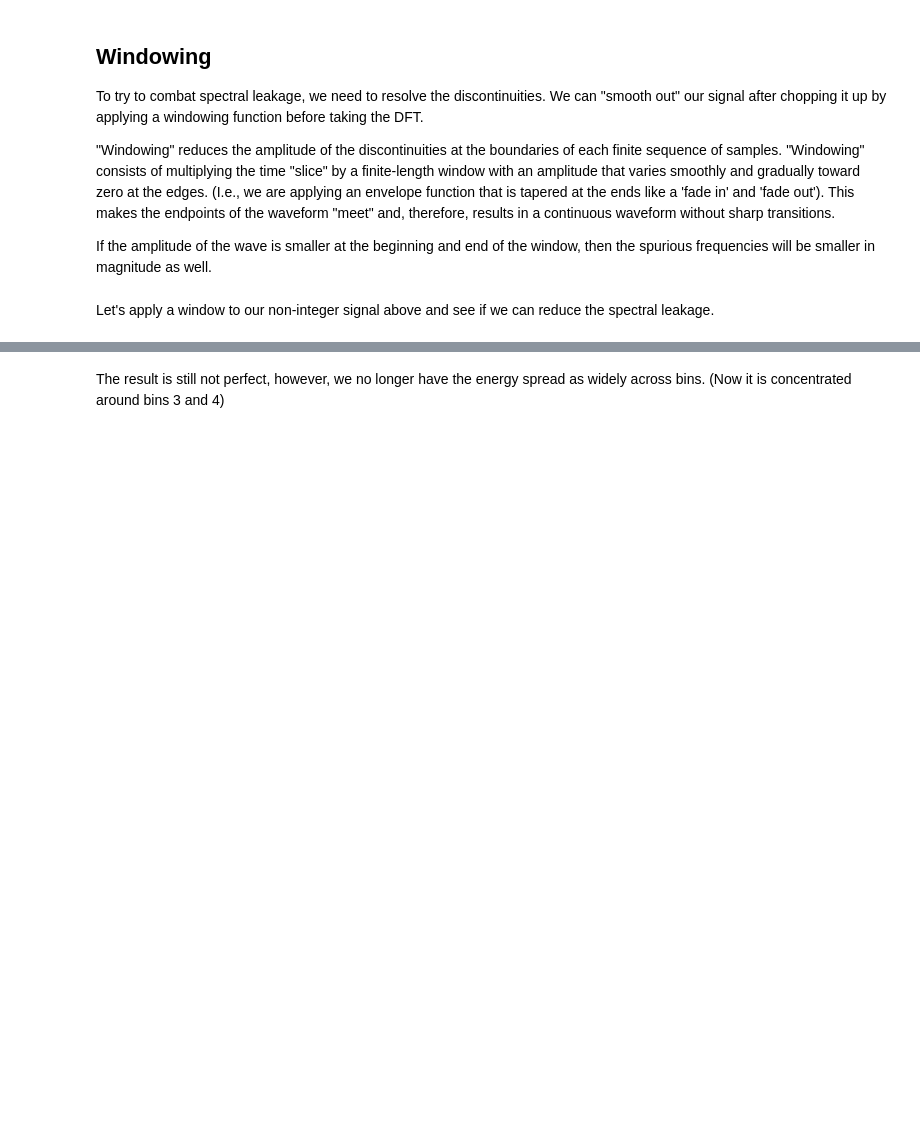
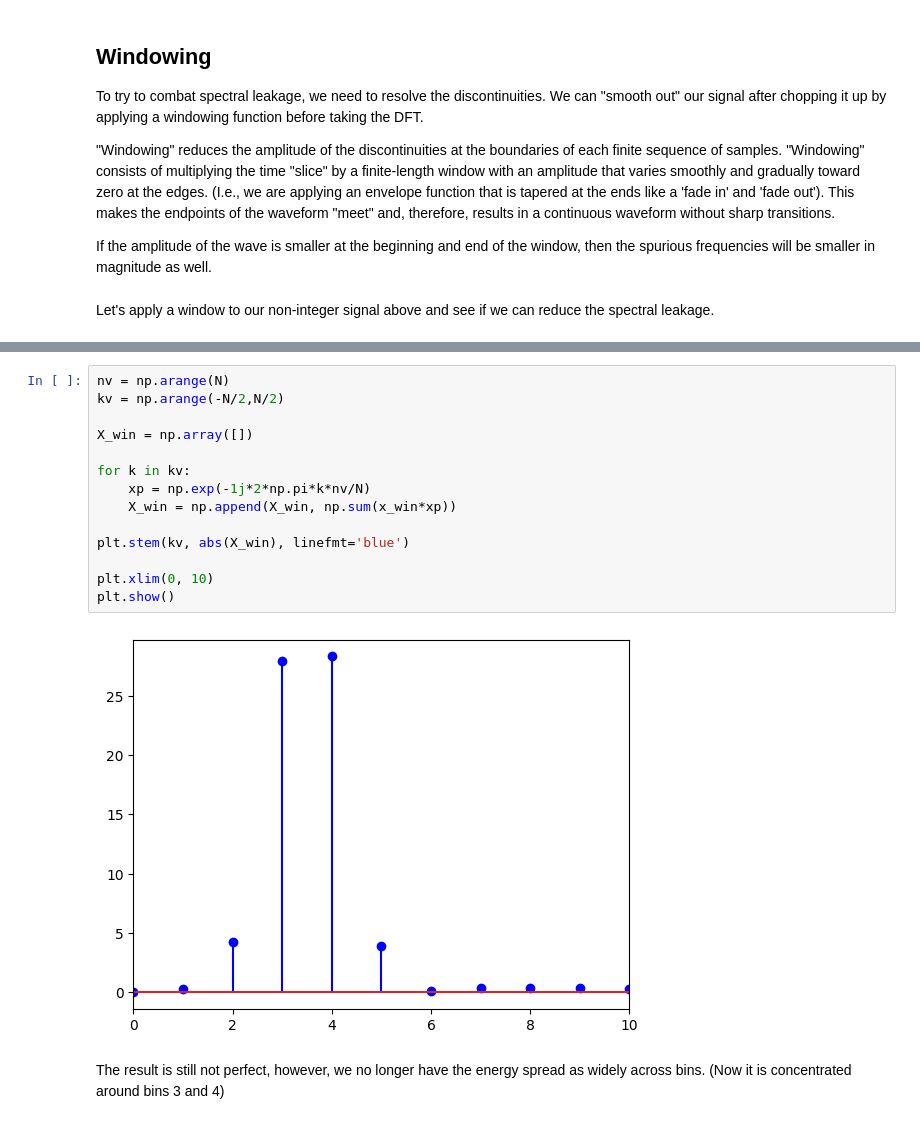
Before and after one commit to adityarpawar1902/AudioTechII, a Jupyter notebook: Lectures-Blank/Lesson12_STFTpart2.ipynb, the cells around one changed output, grey strips where cells are left out. Cells and saved outputs as stored; diff of their text form; blank space fills up the shorter version.

```diff
--- a/Lectures-Blank/Lesson12_STFTpart2.ipynb
+++ b/Lectures-Blank/Lesson12_STFTpart2.ipynb
@@ -36,3 +78,19 @@ Let's apply a window to our non-integer signal above and see if we can reduce th
+# %%
+nv = np.arange(N)
+kv = np.arange(-N/2,N/2)
+
+X_win = np.array([])
+
+for k in kv:
+    xp = np.exp(-1j*2*np.pi*k*nv/N)
+    X_win = np.append(X_win, np.sum(x_win*xp))
+
+plt.stem(kv, abs(X_win), linefmt='blue')
+
+plt.xlim(0, 10)
+plt.show()
+# %% [output]
+[figure, added]
 # %% [markdown]
 The result is still not perfect, however, we no longer have the energy spread as widely across bins. (Now it is concentrated around bins 3 and 4)
 # %% [markdown]
```
Also changed, not shown: parts of 20 cells of this notebook.
